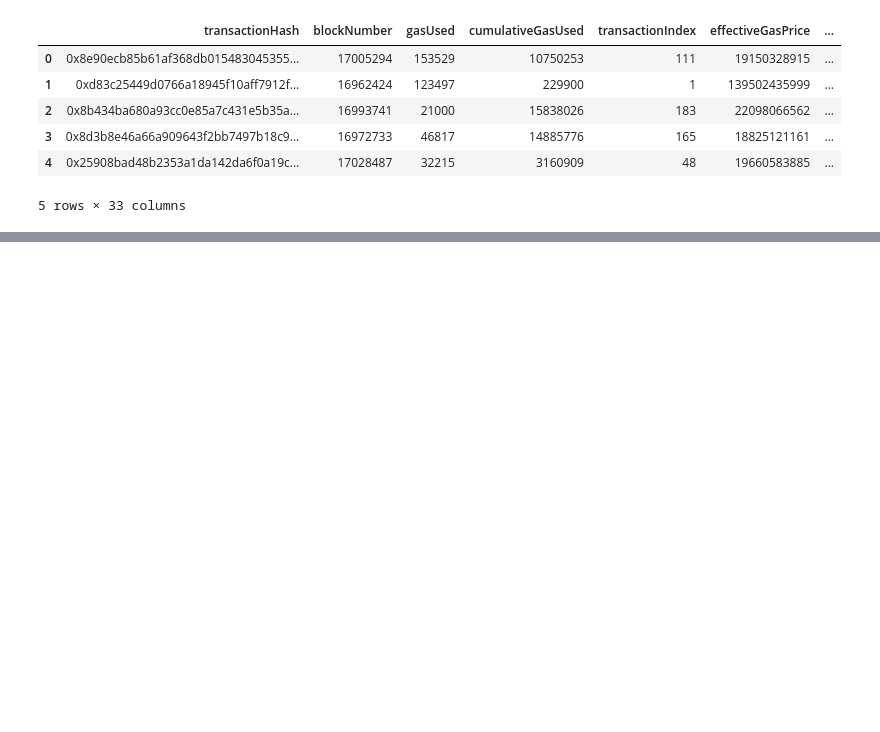
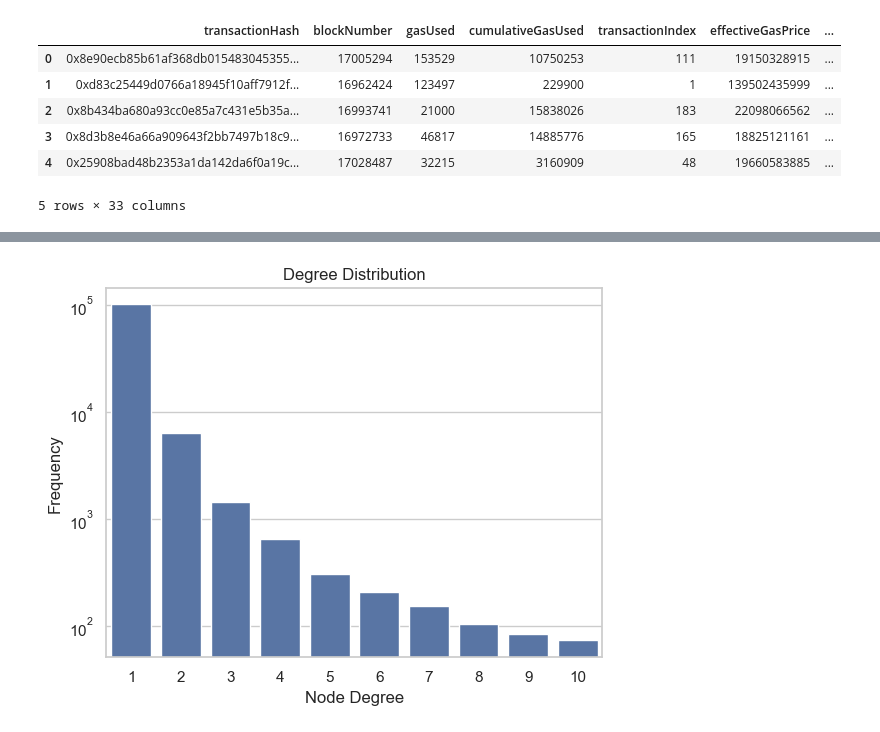
Before and after one commit to liamti5/Graph-Inverse-Reinforcement-Learning-for-MEV-Detection-on-Ethereum, a Jupyter notebook: notebooks/1.01-features-receipts.ipynb, the cells around one changed output, grey strips where cells are left out. Drawn from its saved outputs; the diff is of its cells as text; code cells hidden in the pictures; blank space fills up the shorter version.

Commit message:
Graph Metrics

```diff
--- a/notebooks/1.01-features-receipts.ipynb
+++ b/notebooks/1.01-features-receipts.ipynb
@@ -334,0 +338,32 @@ df_features_edges_graph.to_csv(
+# %%
+def compute_graph_metrics(G):
+    simple_G = nx.DiGraph(G)
+
+    density = nx.density(simple_G)
+
+    avg_degree = (
+        sum(dict(simple_G.degree()).values()) / simple_G.number_of_nodes()
+        if simple_G.number_of_nodes() > 0
+        else 0
+    )
+
+    clustering_coeff = nx.average_clustering(simple_G.to_undirected())
+
+    components = list(nx.weakly_connected_components(simple_G))
+    largest_component_size = max((len(c) for c in components), default=0)
+    num_isolated_nodes = len(list(nx.isolates(simple_G)))
+
+    degree_distribution = {}
+    for node, degree in simple_G.degree():
+        degree_distribution[degree] = degree_distribution.get(degree, 0) + 1
+
+    return {
+        "density": density,
+        "average_degree": avg_degree,
+        "clustering_coefficient": clustering_coeff,
+        "largest_component_size": largest_component_size,
+        "num_isolated_nodes": num_isolated_nodes,
+        "degree_distribution": degree_distribution,
+    }
+# %%
+metrics = compute_graph_metrics(G)
@@ -334,0 +390,10 @@ df_features_edges_graph.to_csv(
+# %%
+top_degrees = sorted(metrics["degree_distribution"].items(), key=lambda x: x[1], reverse=True)[:10]
+sns.barplot(x=[d[0] for d in top_degrees], y=[d[1] for d in top_degrees])
+plt.yscale("log")
+plt.xlabel("Node Degree")
+plt.ylabel("Frequency")
+plt.title("Degree Distribution")
+plt.show()
+# %% [output]
+[figure, added]
```
Also changed, not shown: parts of 4 cells of this notebook, 1 other file.
